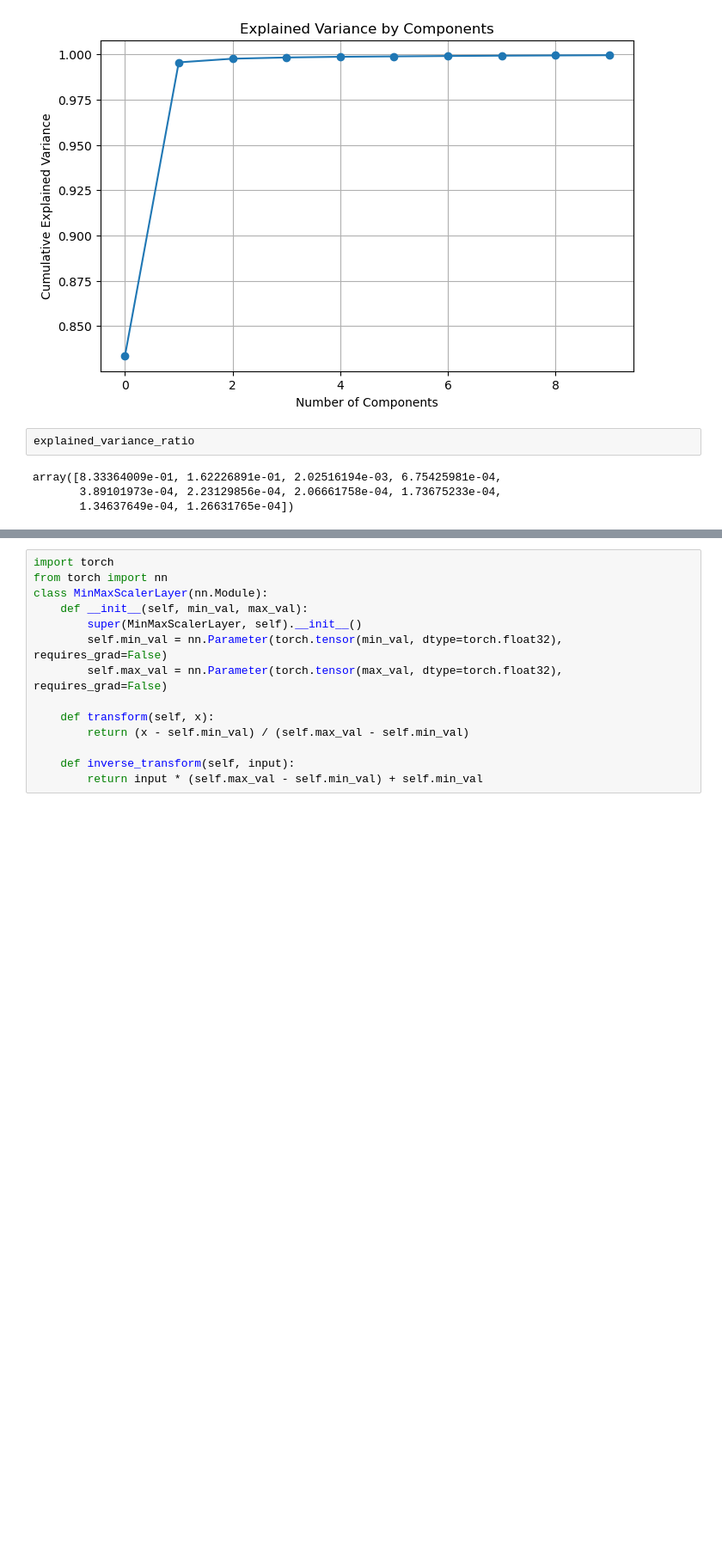
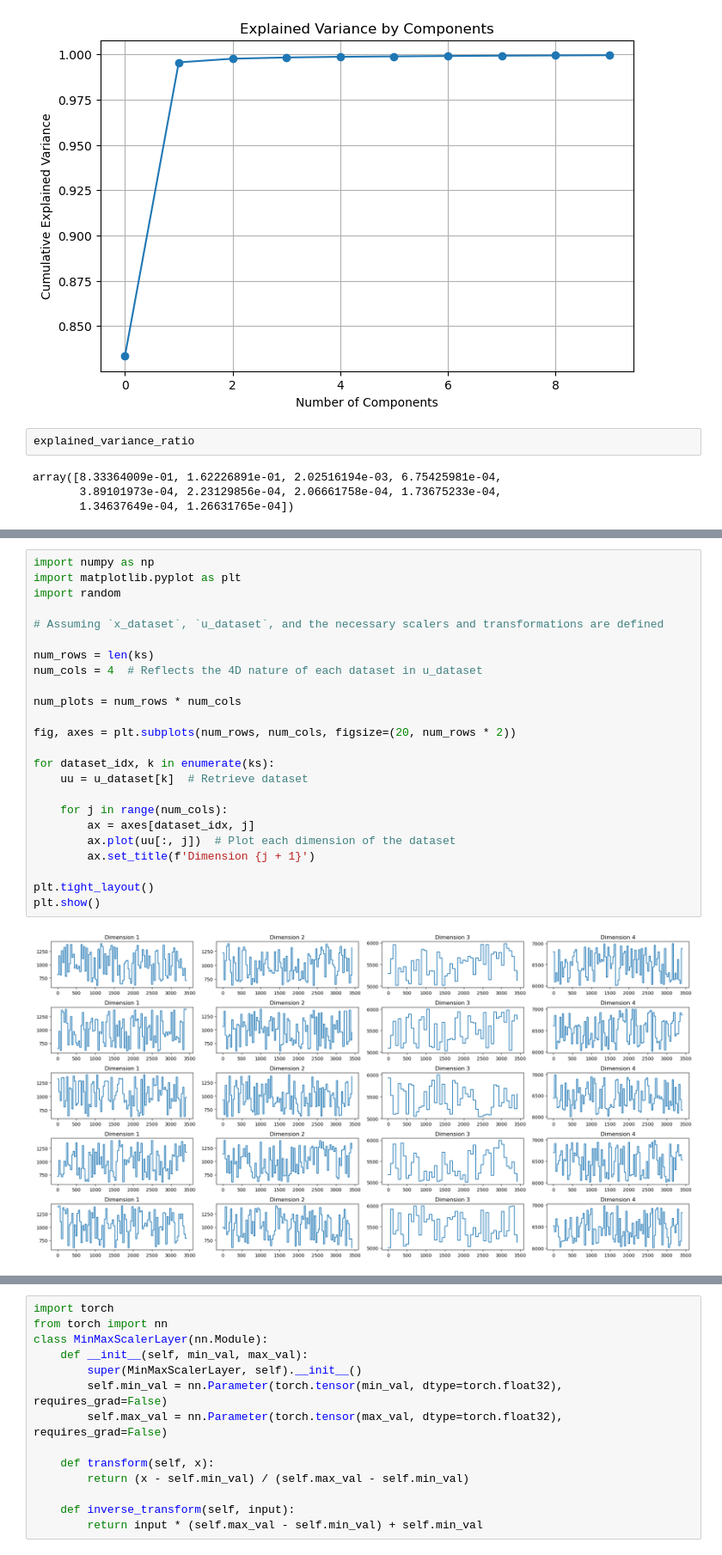
Before and after one commit to Shiqi-Wu/power-grid, a Jupyter notebook: utils/process_data.ipynb, the cells around one changed output, grey strips where cells are left out. Shown at 86% size. Drawn from its saved outputs; the diff is of its cells as text; blank space fills up the shorter version.

```diff
--- a/utils/process_data.ipynb
+++ b/utils/process_data.ipynb
@@ -149,3 +153,29 @@ plt.show()
+# %%
+import numpy as np
+import matplotlib.pyplot as plt
+import random
+
+# Assuming `x_dataset`, `u_dataset`, and the necessary scalers and transformations are defined
+
+num_rows = len(ks)
+num_cols = 4  # Reflects the 4D nature of each dataset in u_dataset
+
+num_plots = num_rows * num_cols
+
+fig, axes = plt.subplots(num_rows, num_cols, figsize=(20, num_rows * 2))
+
+for dataset_idx, k in enumerate(ks):
+    uu = u_dataset[k]  # Retrieve dataset
+
+    for j in range(num_cols):
+        ax = axes[dataset_idx, j]
+        ax.plot(uu[:, j])  # Plot each dimension of the dataset
+        ax.set_title(f'Dimension {j + 1}')
+
+plt.tight_layout()
+plt.show()
+# %% [output]
+[figure, added]
 # %%
 import numpy as np
 import matplotlib.pyplot as plt
```
Also changed, not shown: parts of 3 cells of this notebook, 7 other files.
